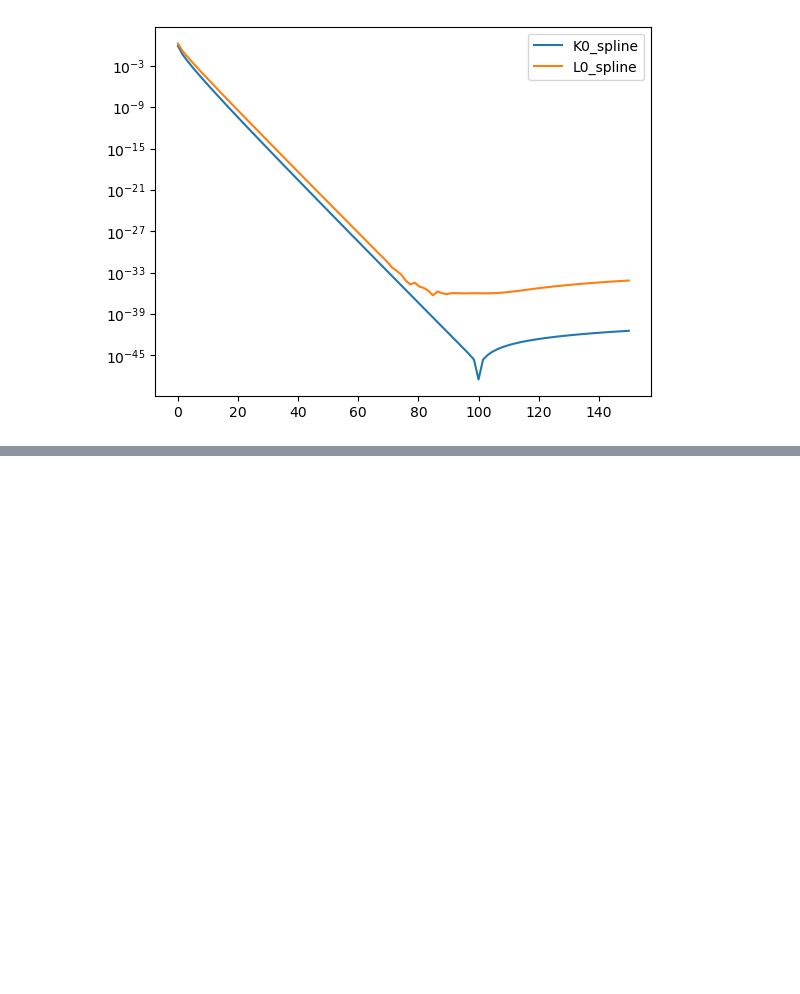
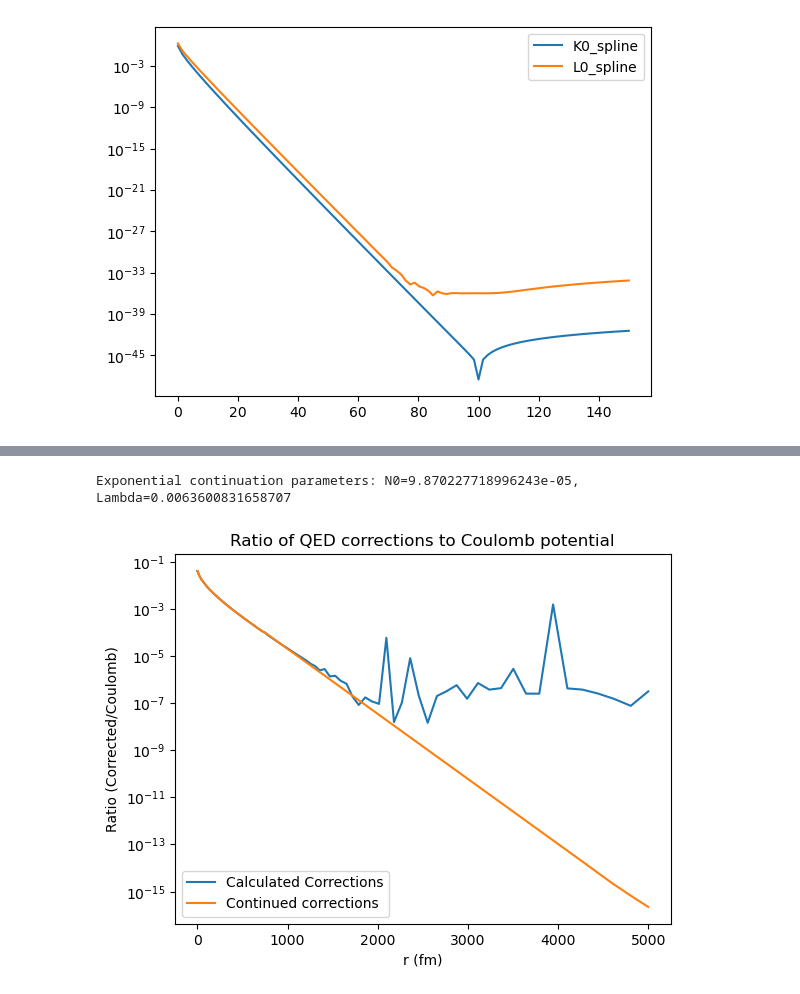
Before and after one commit to akotarel/phasr, a Jupyter notebook: docs/examples/QED_corrections.ipynb, the cells around one changed output, grey strips where cells are left out. Drawn from its saved outputs; the diff is of its cells as text; code cells hidden in the pictures; blank space fills up the shorter version.

```diff
--- a/docs/examples/QED_corrections.ipynb
+++ b/docs/examples/QED_corrections.ipynb
@@ -209,0 +263,66 @@ Text(0, 0.5, 'Potential (MeV)')
+# %%
+r=np.concatenate([np.linspace(0.01,50,100), np.logspace(np.log10(100),np.log10(5000),100)])
+Coulomb_potential=phr.constants.hc*nucleus.electric_potential(r)
+Corretions=V2_Uehling(r)+V4_Uehling(r)+V_vs(r)
+ratio=np.abs(Corretions/Coulomb_potential)
+plt.plot(r, ratio,label='Calculated Corrections')
+
+def exp_continuation(x_values,y_values):
+    if x_values.size != 2 or y_values.size != 2:
+        raise ValueError("x_values and y_values must have size 2.")
+    N0=y_values[0]
+    Lambda=-(np.log(y_values[1]/y_values[0]))/(x_values[1] - x_values[0])
+    return N0, Lambda
+
+threshold=1e-4
+
+index=None
+r_values=np.array([])
+ratio_values=np.array([])
+for i in np.arange(r.size):
+    if ratio[i]<threshold and r[i]>500:
+        index=i
+        r_values=np.append(r_values, r[i])
+        ratio_values=np.append(ratio_values, ratio[i])
+        break
+
+N0=0;Lambda=0
+if r_values.size==0:
+    print("Warning: The given corrections remain always above the threshold. Continuation is not possible")
+else:
+    for i in np.arange(index+1,r.size):
+        if r[i]>1.2*r_values[0]: # keep some distance between matching points to achieve better stability
+            r_values=np.append(r_values, r[i])
+            ratio_values=np.append(ratio_values, ratio[i])
+            break
+    if r_values.size<2:
+        print("Warning: Not suitable points found for the potential continuation.")
+    else:
+        N0,Lambda=exp_continuation(r_values, ratio_values)
+
+#print(f"Exponential continuation parameters: N0={N0}, Lambda={Lambda}")
+r_critical=r_values[0] if r_values.size>0 else np.inf
+
+def corrected_potential_continued(r):
+    if r<r_critical:
+        Coulomb_potential=phr.constants.hc*nucleus.electric_potential(r)
+        Corrections=V2_Uehling(r)+V4_Uehling(r)+V_vs(r)
+        return Coulomb_potential + Corrections
+    else:
+        Coulomb_potential=phr.constants.hc*nucleus.electric_potential(r)
+        ratio_extrapolated=N0*np.exp(-Lambda*(r-r_critical))
+        return Coulomb_potential*(1 + ratio_extrapolated)
+
+continued_vals=np.array([corrected_potential_continued(ri) for ri in r])
+V_corrected_spline=CubicSpline(r,continued_vals,bc_type='natural')
+plt.plot(r, np.abs(continued_vals/Coulomb_potential-1), label='Continued corrections')
+
+plt.xlabel('r (fm)')
+plt.ylabel('Ratio (Corrected/Coulomb)')
+plt.title('Ratio of QED corrections to Coulomb potential')
+plt.yscale('log')
+plt.legend()
+plt.show()
+# %% [output]
+Exponential continuation parameters: N0=9.870227718996243e-05, Lambda=0.0063600831658707
+[figure, added]
```
Also changed, not shown: parts of 4 cells of this notebook.
